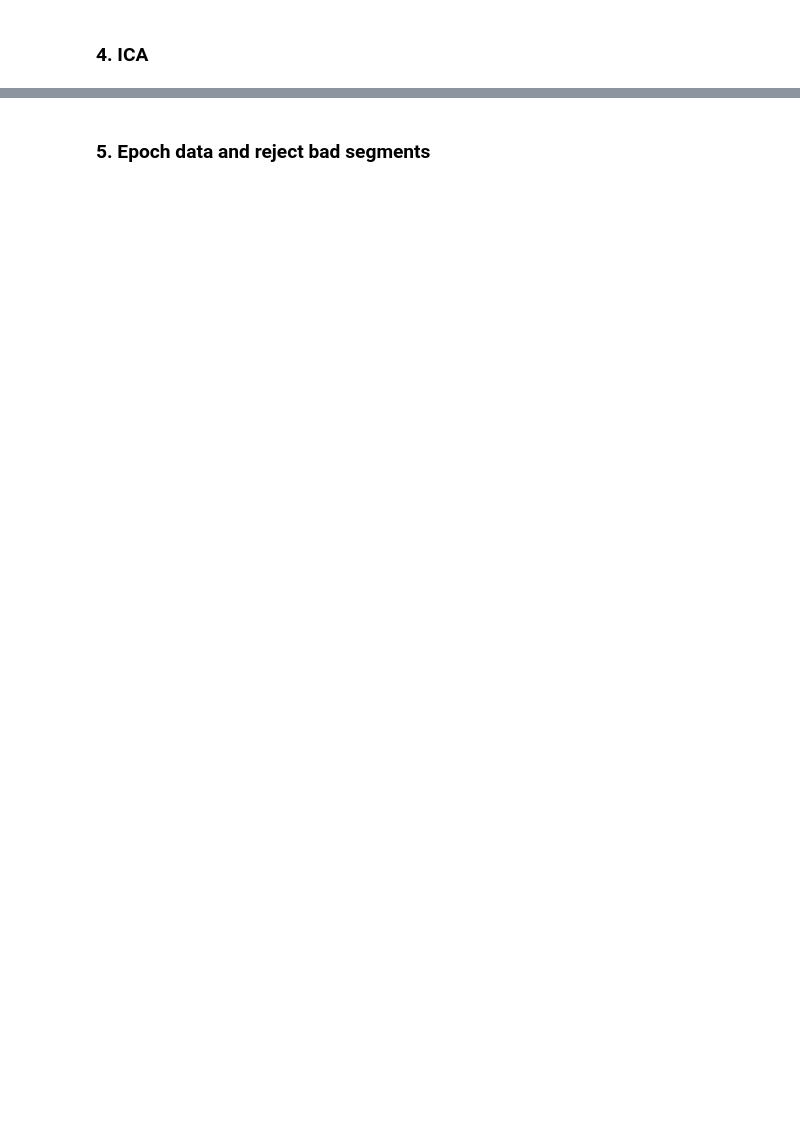
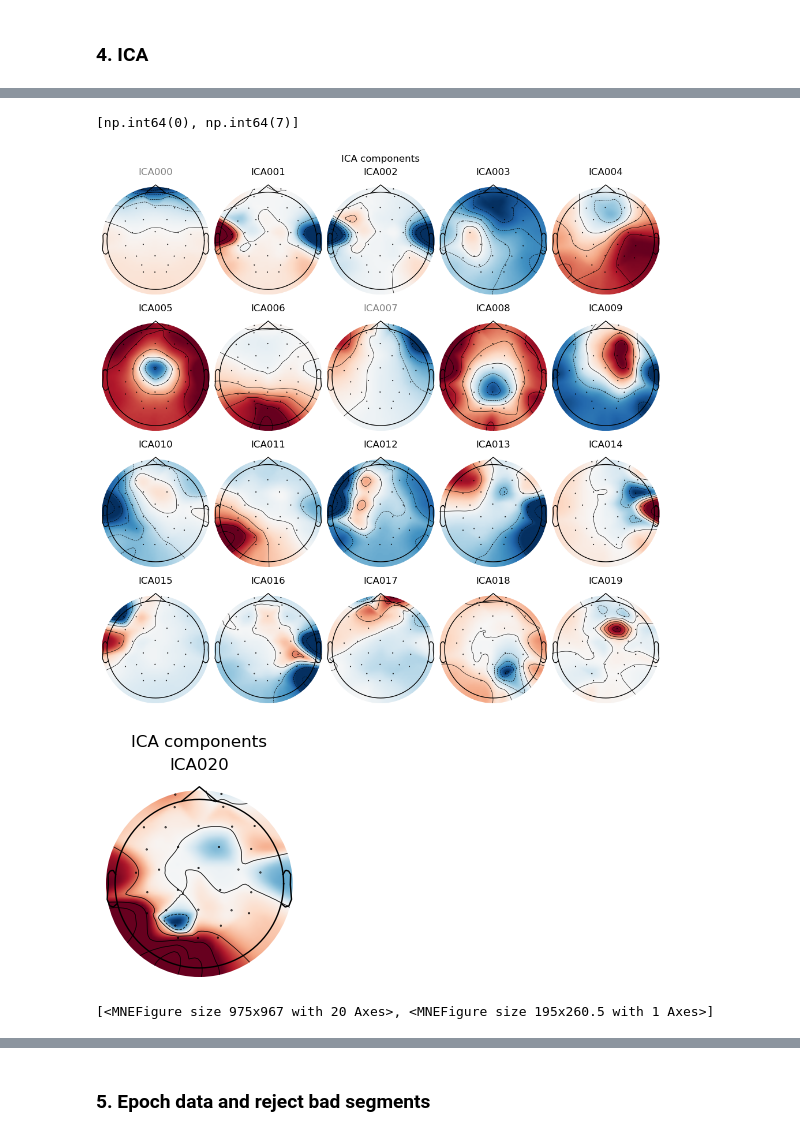
Before and after one commit to Yeganehfrh/MovieEEG-SourcePipeline, a Jupyter notebook: notebooks/Preprocessing.ipynb, the cells around one changed output, grey strips where cells are left out. Drawn from its saved outputs; the diff is of its cells as text; code cells hidden in the pictures; blank space fills up the shorter version.

```diff
--- a/notebooks/Preprocessing.ipynb
+++ b/notebooks/Preprocessing.ipynb
@@ -436,3 +475,11 @@ raw_ica = ica.apply(raw.copy())
+# %%
+print(bad_ic)
+ica.plot_components()
+# %% [output]
+[np.int64(0), np.int64(7)]
+[figure, added]
+[figure, added]
+[<MNEFigure size 975x967 with 20 Axes>, <MNEFigure size 195x260.5 with 1 Axes>]
 # %%
 # ICA report
 report = mne.Report(title=f"ICA report – {file_name}")
```
Also changed, not shown: parts of 13 cells of this notebook.
